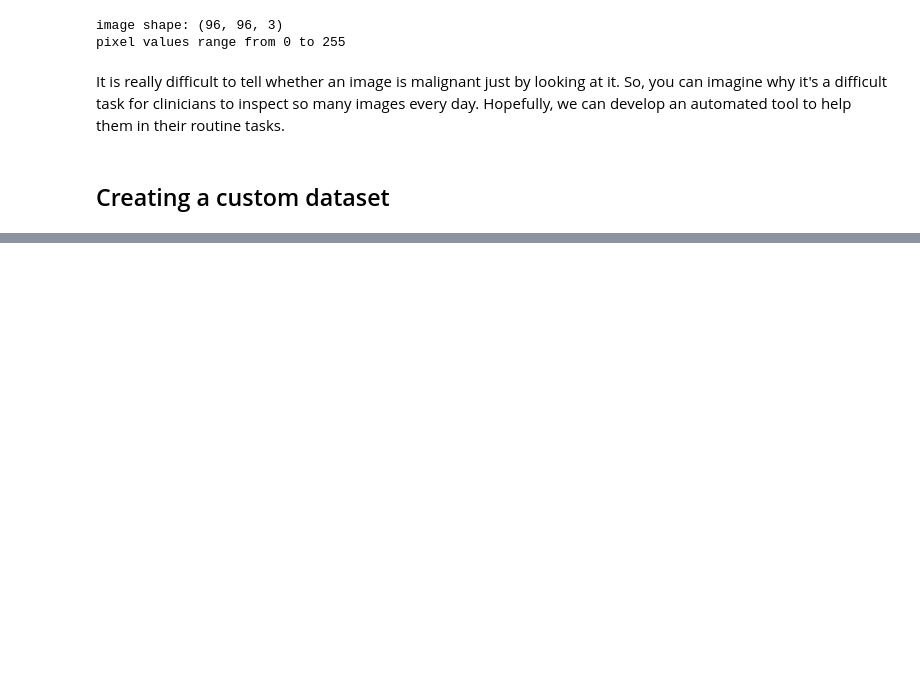
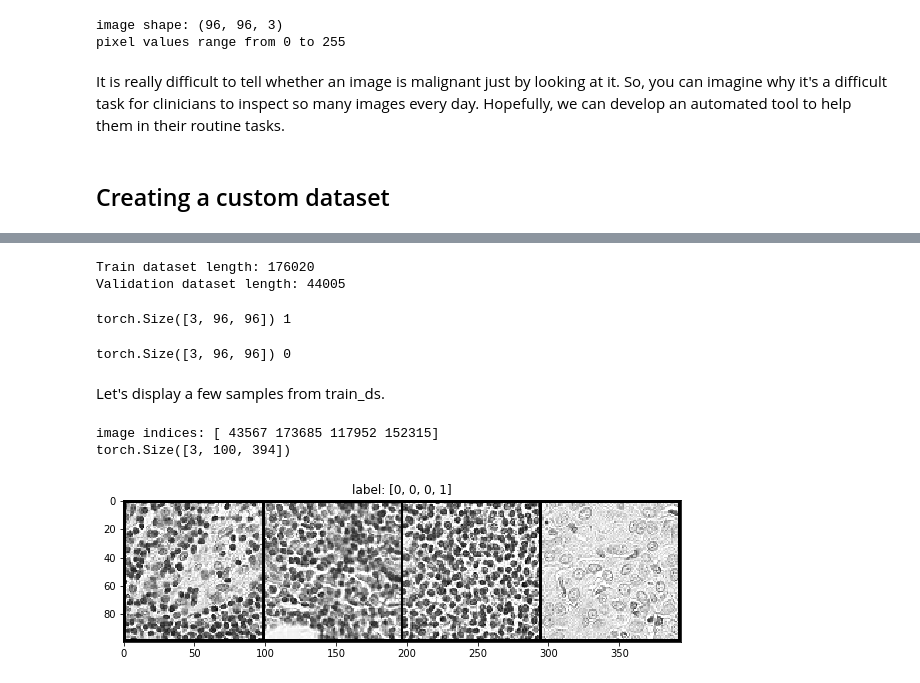
Before and after one commit to rahiakela/pytorch-computer-vision-cookbook, a Jupyter notebook: 2-binary-image-classification/1_binary_image_classification.ipynb, the cells around one changed output, grey strips where cells are left out. Drawn from its saved outputs; the diff is of its cells as text; code cells hidden in the pictures; blank space fills up the shorter version.

```diff
--- a/2-binary-image-classification/1_binary_image_classification.ipynb
+++ b/2-binary-image-classification/1_binary_image_classification.ipynb
@@ -165,0 +225,4 @@ It is really difficult to tell whether an image is malignant just by looking at
+# %%
+# load an image
+img, label = histo_dataset[9]
+print(img.shape, torch.min(img), torch.max(img))
@@ -165,0 +237,60 @@ It is really difficult to tell whether an image is malignant just by looking at
+# %%
+# Let's split histo_dataset
+len_histo = len(histo_dataset)
+len_train = int(0.8 * len_histo)
+len_val = len_histo - len_train
+
+train_ds, val_ds = random_split(histo_dataset, [len_train, len_val])
+print("Train dataset length:", len(train_ds))
+print("Validation dataset length:", len(val_ds))
+# %% [output]
+Train dataset length: 176020
+Validation dataset length: 44005
+# %%
+# Then, we can get an image from the training dataset
+for x, y in train_ds:
+  print(x.shape, y)
+  break
+# %% [output]
+torch.Size([3, 96, 96]) 1
+# %%
+# We will also get an image from the validation dataset
+for x, y in val_ds:
+  print(x.shape, y)
+  break
+# %% [output]
+torch.Size([3, 96, 96]) 0
+# %% [markdown]
+Let's display a few samples from train_ds.
+# %%
+def show(img,y,color=False):
+    # convert tensor to numpy array
+    npimg = img.numpy()
+
+    # Convert to H*W*C shape
+    npimg_tr=np.transpose(npimg, (1,2,0))
+
+    if color==False:
+        npimg_tr=npimg_tr[:,:,0]
+        plt.imshow(npimg_tr,interpolation='nearest',cmap="gray")
+    else:
+        # display images
+        plt.imshow(npimg_tr,interpolation='nearest')
+    plt.title("label: "+str(y))
+# %%
+grid_size=4
+rnd_inds=np.random.randint(0,len(train_ds),grid_size)
+print("image indices:",rnd_inds)
+
+x_grid_train=[train_ds[i][0] for i in rnd_inds]
+y_grid_train=[train_ds[i][1] for i in rnd_inds]
+
+x_grid_train=utils.make_grid(x_grid_train, nrow=4, padding=2)
+print(x_grid_train.shape)
+
+plt.rcParams['figure.figsize'] = (10.0, 5)
+show(x_grid_train,y_grid_train)
+# %% [output]
+image indices: [ 43567 173685 117952 152315]
+torch.Size([3, 100, 394])
+[figure, added]
```
Also changed, not shown: parts of 27 cells of this notebook.
